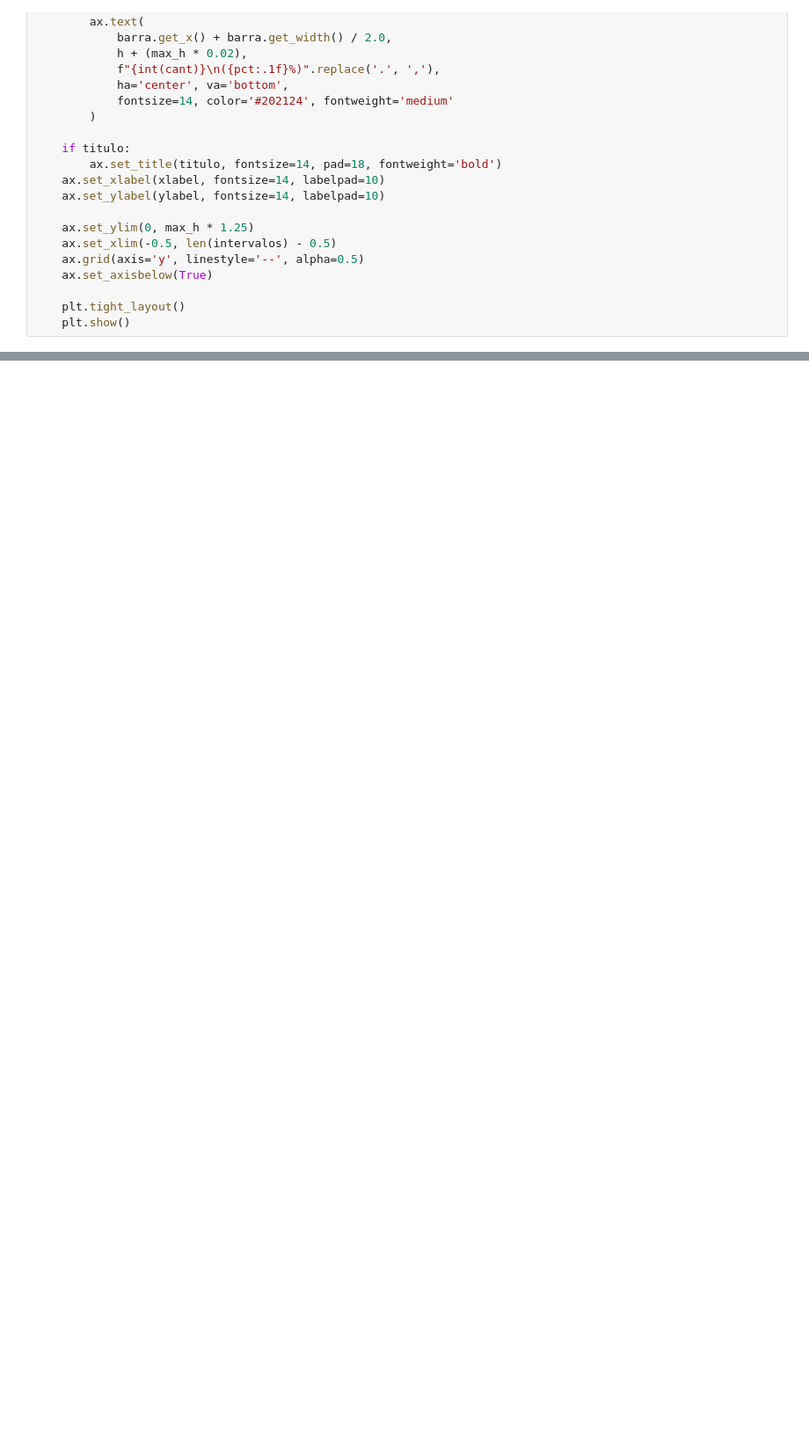
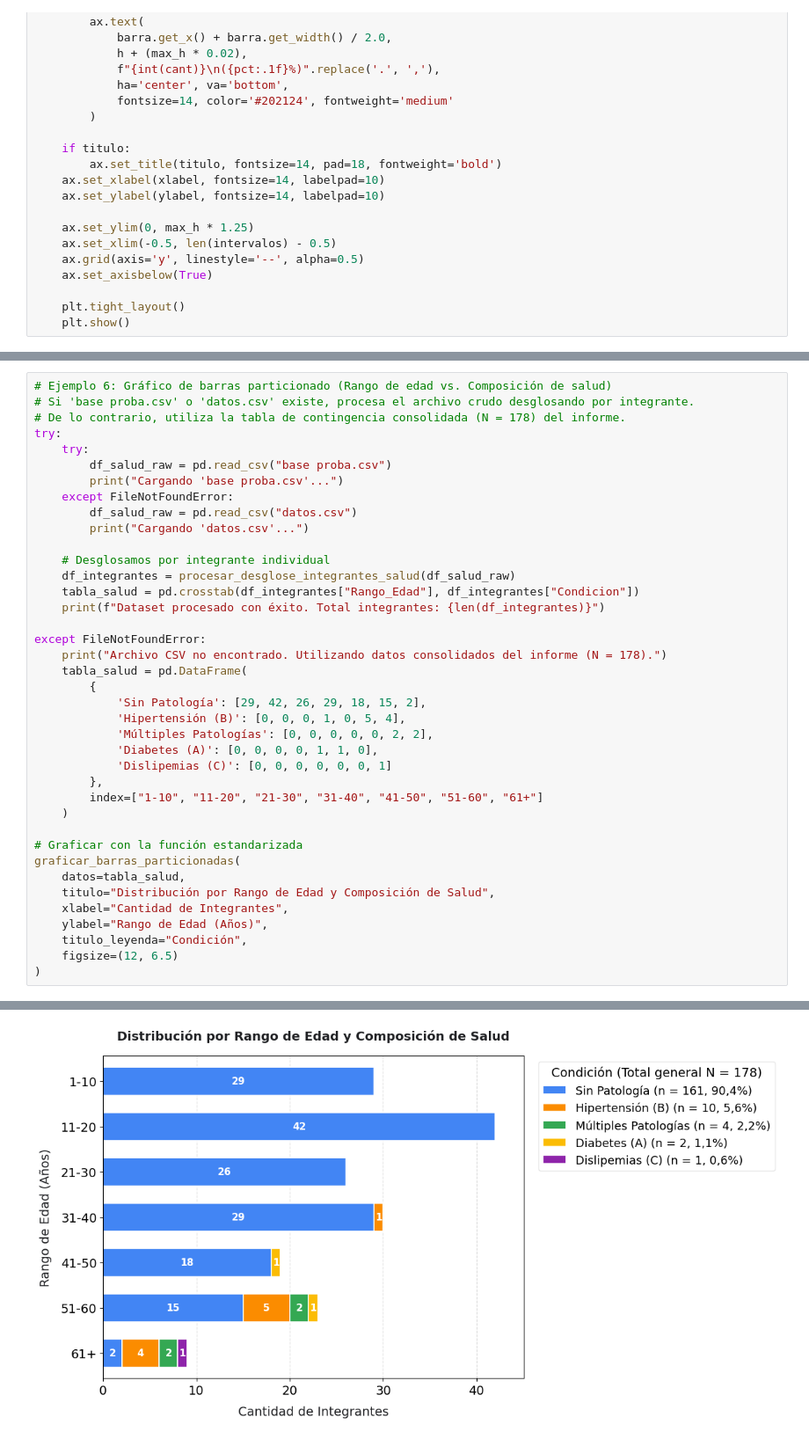
Before and after one commit to TruelseHer/Tpe-Probabilidad-y-Estadistica, a Jupyter notebook: generador_graficos_estandarizados.ipynb, the cells around one changed output, grey strips where cells are left out. Shown at 88% size. Drawn from its saved outputs; the diff is of its cells as text; blank space fills up the shorter version.

```diff
--- a/generador_graficos_estandarizados.ipynb
+++ b/generador_graficos_estandarizados.ipynb
@@ -541,0 +863,40 @@ graficar_histograma_intervalos(
+# %%
+# Ejemplo 6: Gráfico de barras particionado (Rango de edad vs. Composición de salud)
+# Si 'base proba.csv' o 'datos.csv' existe, procesa el archivo crudo desglosando por integrante.
+# De lo contrario, utiliza la tabla de contingencia consolidada (N = 178) del informe.
+try:
+    try:
+        df_salud_raw = pd.read_csv("base proba.csv")
+        print("Cargando 'base proba.csv'...")
+    except FileNotFoundError:
+        df_salud_raw = pd.read_csv("datos.csv")
+        print("Cargando 'datos.csv'...")
+
+    # Desglosamos por integrante individual
+    df_integrantes = procesar_desglose_integrantes_salud(df_salud_raw)
+    tabla_salud = pd.crosstab(df_integrantes["Rango_Edad"], df_integrantes["Condicion"])
+    print(f"Dataset procesado con éxito. Total integrantes: {len(df_integrantes)}")
+
+except FileNotFoundError:
+    print("Archivo CSV no encontrado. Utilizando datos consolidados del informe (N = 178).")
+    tabla_salud = pd.DataFrame(
+        {
+            'Sin Patología': [29, 42, 26, 29, 18, 15, 2],
+            'Hipertensión (B)': [0, 0, 0, 1, 0, 5, 4],
+            'Múltiples Patologías': [0, 0, 0, 0, 0, 2, 2],
+            'Diabetes (A)': [0, 0, 0, 0, 1, 1, 0],
+            'Dislipemias (C)': [0, 0, 0, 0, 0, 0, 1]
+        },
+        index=["1-10", "11-20", "21-30", "31-40", "41-50", "51-60", "61+"]
+    )
+
+# Graficar con la función estandarizada
+graficar_barras_particionadas(
+    datos=tabla_salud,
+    titulo="Distribución por Rango de Edad y Composición de Salud",
+    xlabel="Cantidad de Integrantes",
+    ylabel="Rango de Edad (Años)",
+    titulo_leyenda="Condición",
+    figsize=(12, 6.5)
+)
+# %% [output]
@@ -542 +905,2 @@ graficar_histograma_intervalos(
+[figure, added]
 # %% [markdown]
```
Also changed, not shown: parts of 13 cells of this notebook, 3 other files.
